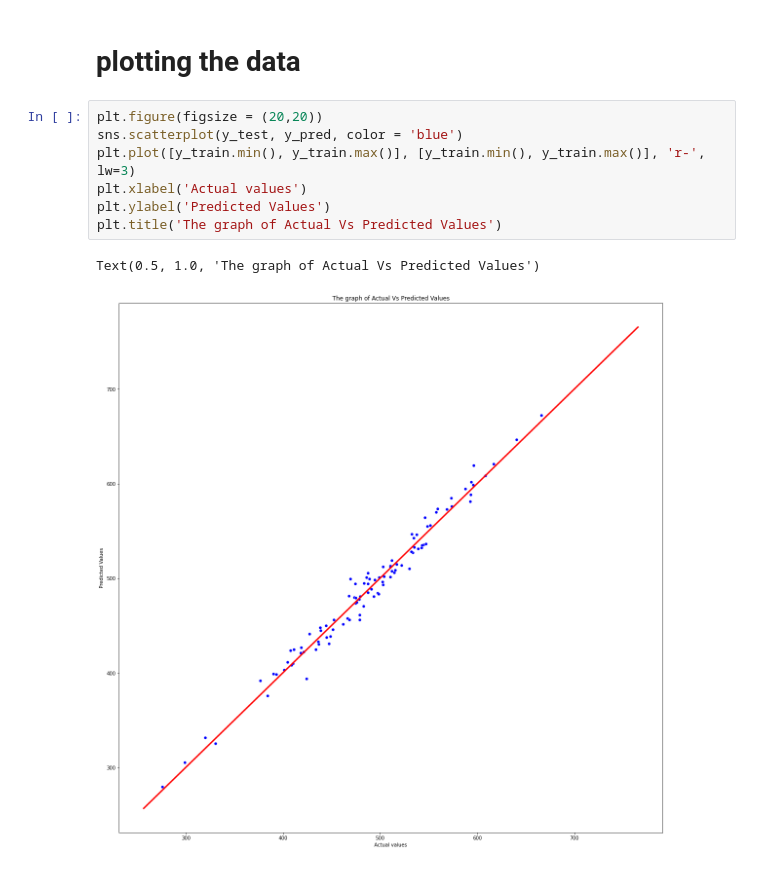
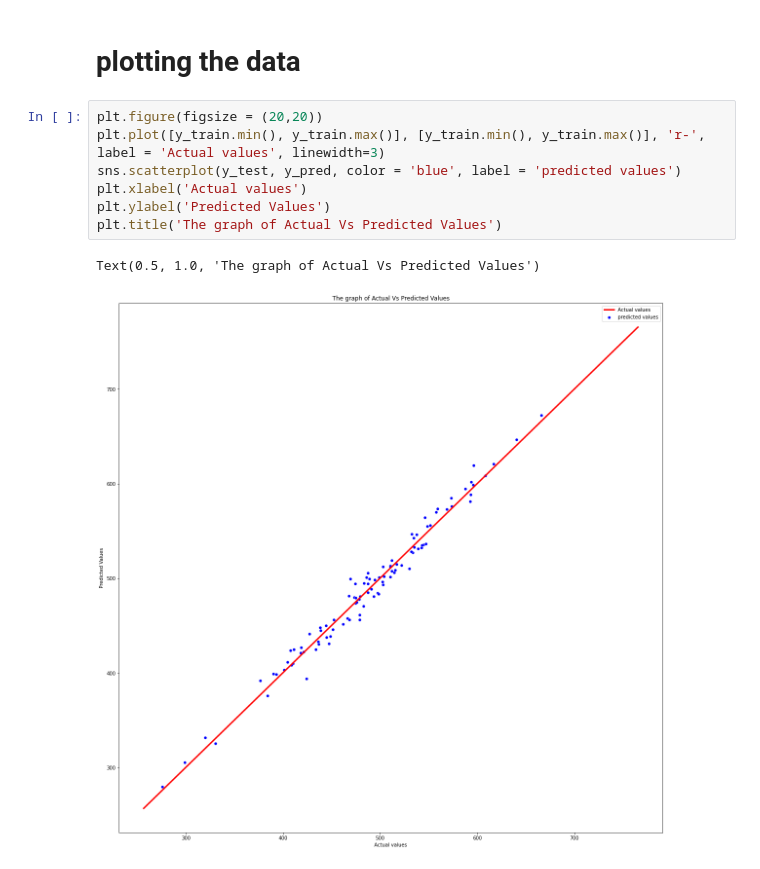
Before and after one commit to AnisH521/Linear_Regression, a Jupyter notebook: e-comm-linear-re.ipynb, the cells around one changed output. Cells and saved outputs as stored; diff of their text form.

```diff
--- a/e-comm-linear-re.ipynb
+++ b/e-comm-linear-re.ipynb
@@ -208,11 +208,11 @@ Coefficient of determination (R^2): 0.98
 # plotting the data
 # %%
 plt.figure(figsize = (20,20))
-sns.scatterplot(y_test, y_pred, color = 'blue')
-plt.plot([y_train.min(), y_train.max()], [y_train.min(), y_train.max()], 'r-', lw=3)
+plt.plot([y_train.min(), y_train.max()], [y_train.min(), y_train.max()], 'r-', label = 'Actual values', linewidth=3)
+sns.scatterplot(y_test, y_pred, color = 'blue', label = 'predicted values')
 plt.xlabel('Actual values')
 plt.ylabel('Predicted Values')
 plt.title('The graph of Actual Vs Predicted Values')
 # %% [output]
 Text(0.5, 1.0, 'The graph of Actual Vs Predicted Values')
-[figure, old version]
+[figure, new version]
```
